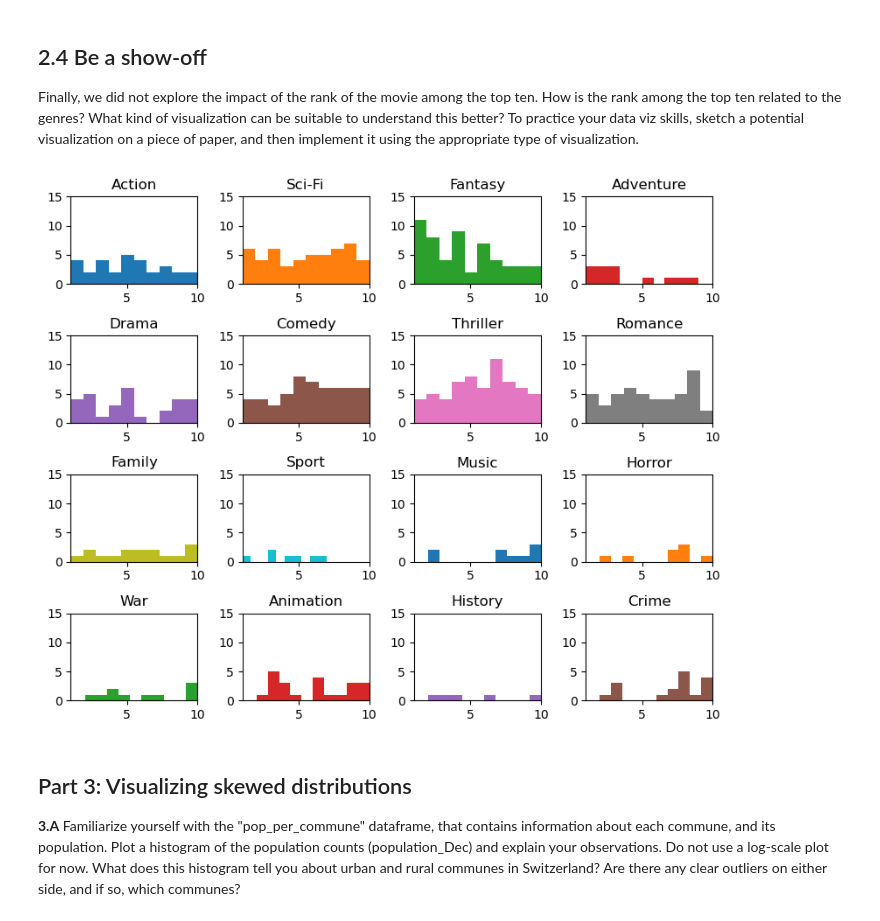
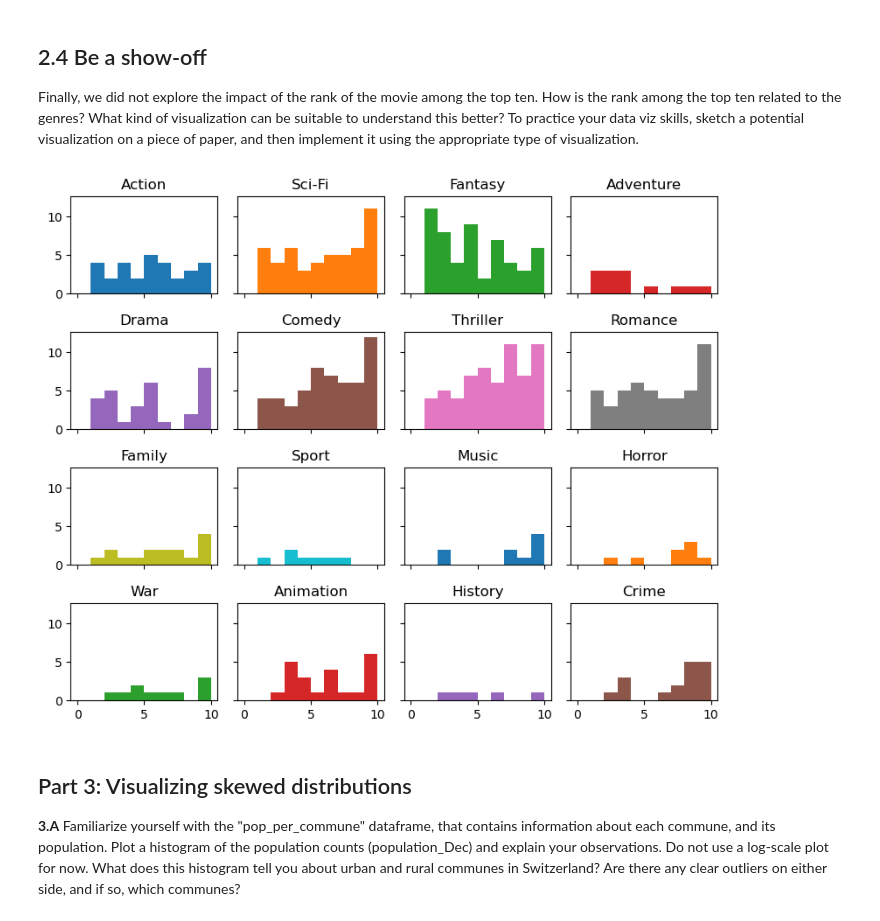
Before and after one commit to Zhang-XC/ADA2023, a Jupyter notebook: Exercises/02 - Data viz and data from the web/Becoming a DataVizard exercise.ipynb, the cells around one changed output. Saved outputs shown, nothing was run; the diff lists cells and outputs as text; code cells hidden in the pictures.

```diff
--- a/Exercises/02 - Data viz and data from the web/Becoming a DataVizard exercise.ipynb
+++ b/Exercises/02 - Data viz and data from the web/Becoming a DataVizard exercise.ipynb
@@ -221,7 +221,7 @@ plt.show()
 <img src="figure3.jpg" style="width: 500px;" align="left">
 # %%
 # Write your code to make 4x4 panel here
-fig, axs = plt.subplots(4, 4, figsize=(8, 6.5))
+fig, axs = plt.subplots(4, 4, figsize=(8, 6.5), sharex=True, sharey=True)
 colors = plt.rcParams["axes.prop_cycle"]()
 
 for index, genre in enumerate(movies['Main_Genre'].unique()):
@@ -229,9 +229,9 @@ for index, genre in enumerate(movies['Main_Genre'].unique()):
     j = int(index % 4)
     c = next(colors)["color"]
 
-    axs[i, j].hist(movies[movies['Main_Genre'] == genre]['length'], color=c)
-    axs[i, j].set_xlim(80, 200)
-    axs[i, j].set_ylim(0, 20)
+    axs[i, j].hist(movies[movies['Main_Genre'] == genre]['length'], color=c, range=[0, 200], bins=20)
+    # axs[i, j].set_xlim(0, 200) # sharex=True, sharey=True
+    # axs[i, j].set_ylim(0, 20)
     axs[i, j].set_title(genre)
 
 fig.tight_layout()
@@ -301,23 +299,23 @@ Finally, we did not explore the impact of the rank of the movie among the top te
 rank = movies.sort_values("rank_in_year", ascending=True)[["rank_in_year", "Main_Genre"]]
 rank = rank[rank["rank_in_year"] <= 10]
 # %%
-fig, axs = plt.subplots(4, 4, figsize=(8, 6.5))
+fig, axs = plt.subplots(4, 4, figsize=(8, 6.5), sharex=True, sharey=True)
 colors = plt.rcParams["axes.prop_cycle"]()
 
 for index, genre in enumerate(rank['Main_Genre'].unique()):
     i = int(index // 4)
     j = int(index % 4)
     c = next(colors)["color"]
 
-    axs[i, j].hist(rank[rank['Main_Genre'] == genre]['rank_in_year'], color=c)
-    axs[i, j].set_xlim(1, 10)
-    axs[i, j].set_ylim(0, 15)
+    axs[i, j].hist(rank[rank['Main_Genre'] == genre]['rank_in_year'], color=c, range=[0, 10], bins=10)
+    # axs[i, j].set_xlim(1, 10)
+    # axs[i, j].set_ylim(0, 15)
     axs[i, j].set_title(genre)
 
 fig.tight_layout()
 plt.show()
 # %% [output]
-[figure, old version]
+[figure, new version]
 # %% [markdown]
 ## Part 3: Visualizing skewed distributions
 
```
Also changed, not shown: parts of 13 cells of this notebook.
